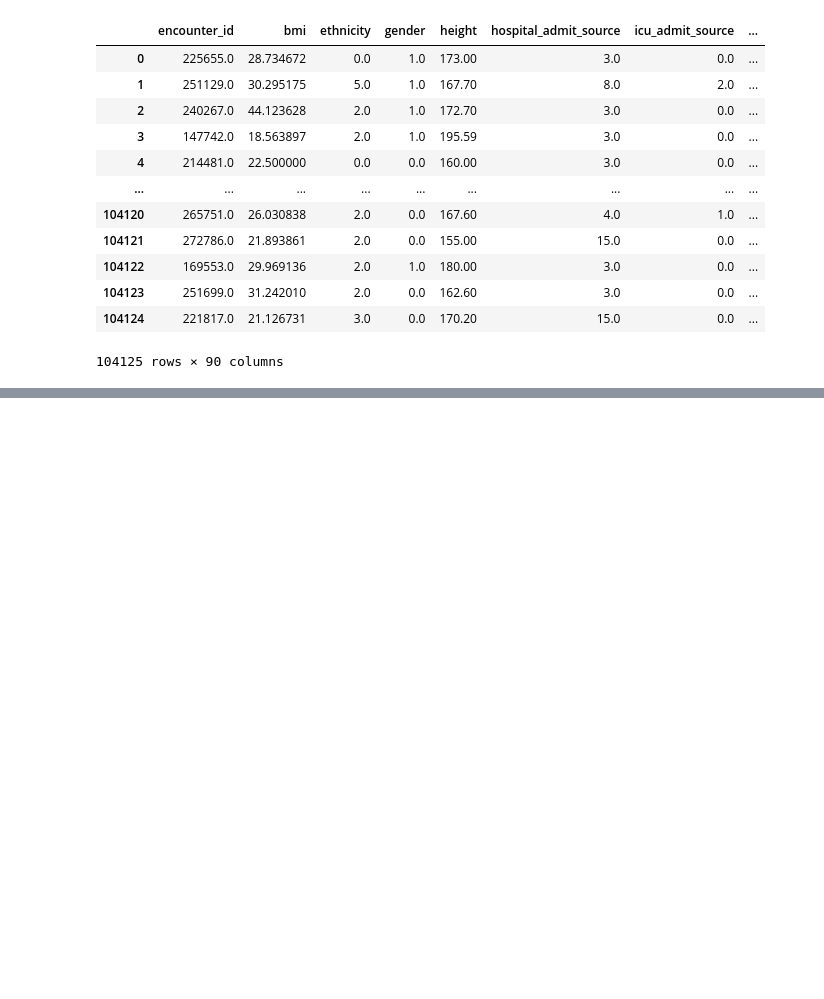
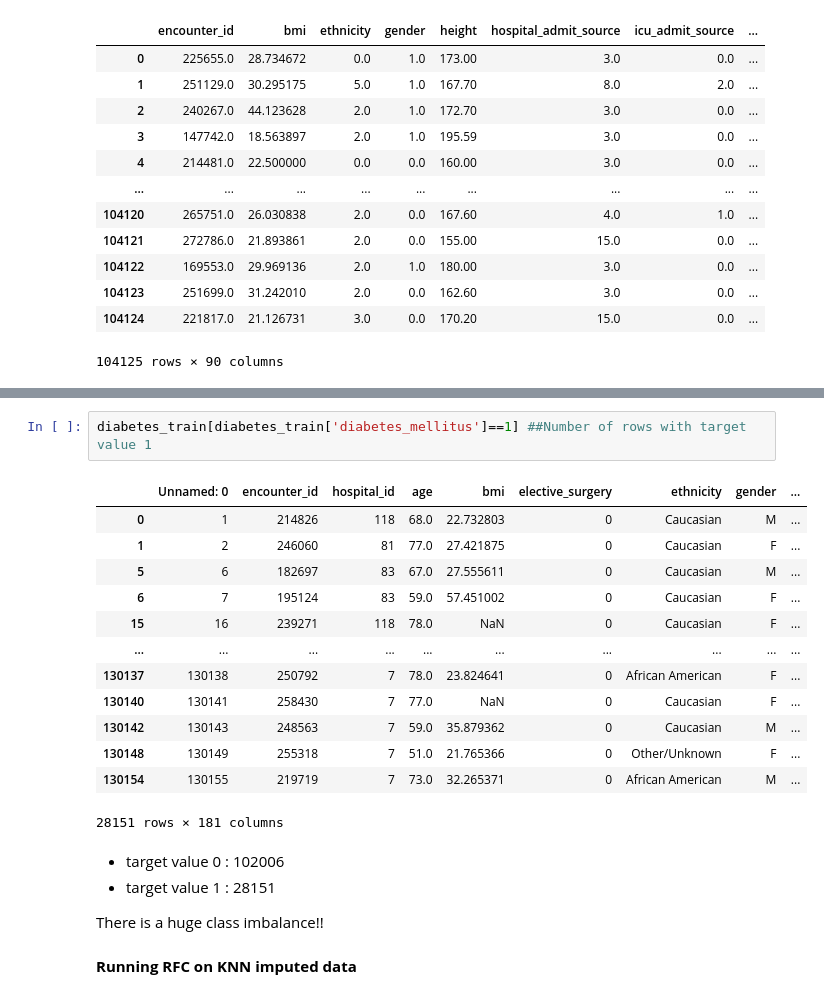
Before and after one commit to bvchand/Diabetes-detection-in-ICU-patients, a Jupyter notebook: diabetes_data_preprocessing.ipynb, the cells around one changed output, grey strips where cells are left out. Saved outputs shown, nothing was run; the diff lists cells and outputs as text; blank space fills up the shorter version.

```diff
--- a/diabetes_data_preprocessing.ipynb
+++ b/diabetes_data_preprocessing.ipynb
@@ -408,0 +455,23 @@ MICE_imputed_trainX_wo_age
+# %%
+diabetes_train[diabetes_train['diabetes_mellitus']==1] ##Number of rows with target value 1
+# %% [output]
+|  | Unnamed: 0 | encounter_id | hospital_id | age | bmi | elective_surgery | ethnicity | gender | ... |
+| 0 | 1 | 214826 | 118 | 68.0 | 22.732803 | 0 | Caucasian | M | ... |
+| 1 | 2 | 246060 | 81 | 77.0 | 27.421875 | 0 | Caucasian | F | ... |
+| 5 | 6 | 182697 | 83 | 67.0 | 27.555611 | 0 | Caucasian | M | ... |
+| 6 | 7 | 195124 | 83 | 59.0 | 57.451002 | 0 | Caucasian | F | ... |
+| 15 | 16 | 239271 | 118 | 78.0 | NaN | 0 | Caucasian | F | ... |
+| ... | ... | ... | ... | ... | ... | ... | ... | ... | ... |
+| 130137 | 130138 | 250792 | 7 | 78.0 | 23.824641 | 0 | African American | F | ... |
+| 130140 | 130141 | 258430 | 7 | 77.0 | NaN | 0 | Caucasian | F | ... |
+| 130142 | 130143 | 248563 | 7 | 59.0 | 35.879362 | 0 | Caucasian | M | ... |
+| 130148 | 130149 | 255318 | 7 | 51.0 | 21.765366 | 0 | Other/Unknown | F | ... |
+| 130154 | 130155 | 219719 | 7 | 73.0 | 32.265371 | 0 | African American | M | ... |
+28151 rows × 181 columns
+# %% [markdown]
+- target value 0 : 102006
+- target value 1 : 28151
+
+There is a huge class imbalance!!
+# %% [markdown]
+**Running RFC on KNN imputed data**
```
Also changed, not shown: parts of 13 cells of this notebook.
